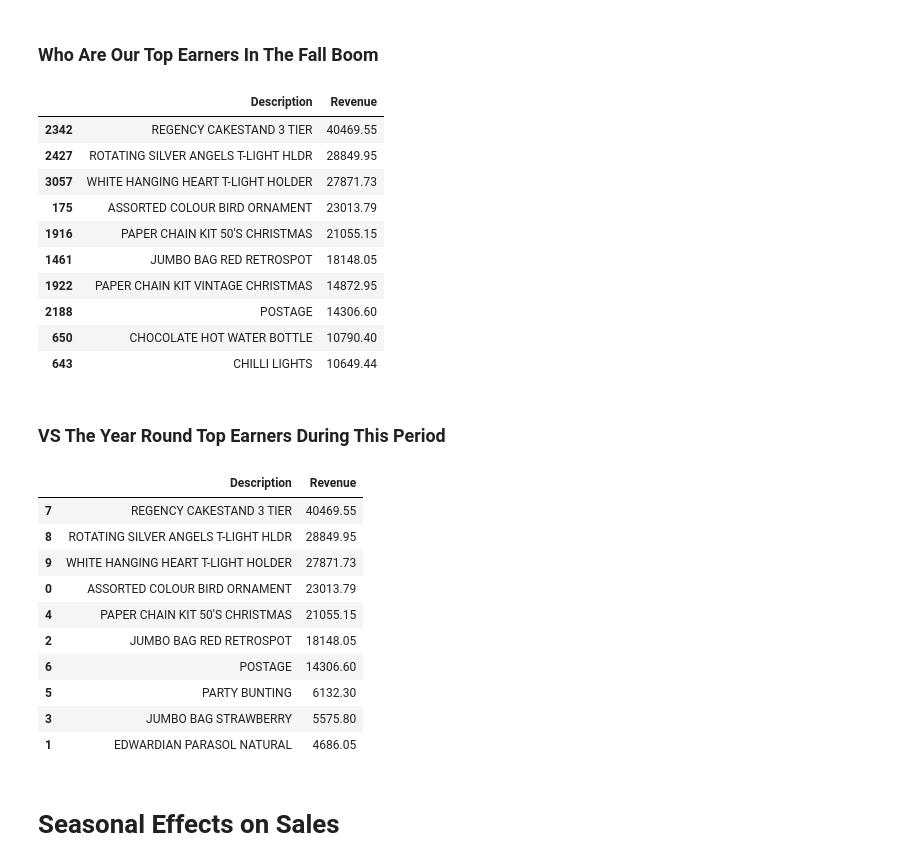
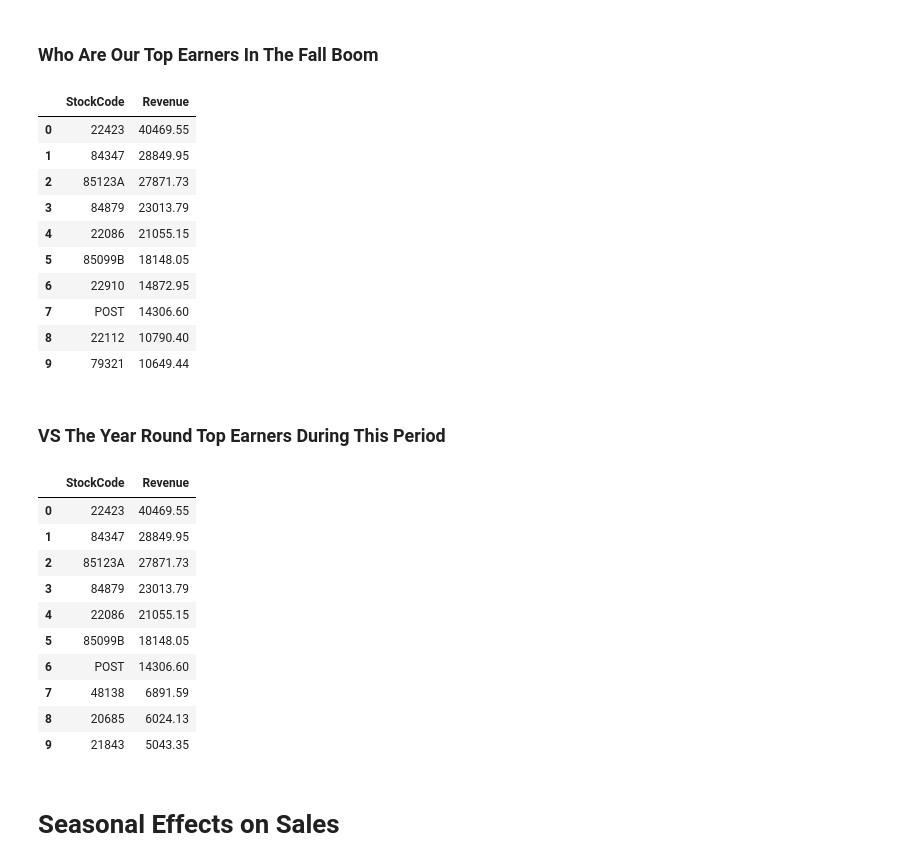
Before and after one commit to ZachariahPedro/Data-Portfolio, a Jupyter notebook: Pandas_Tableau_Project/Online_Retail_Analysis.ipynb, the cells around one changed output. Saved outputs shown, nothing was run; the diff lists cells and outputs as text; code cells hidden in the pictures.

```diff
--- a/Pandas_Tableau_Project/Online_Retail_Analysis.ipynb
+++ b/Pandas_Tableau_Project/Online_Retail_Analysis.ipynb
@@ -58,11 +71,11 @@ df['Revenue'] = df['Quantity'] * df['Price']
 # %% [markdown]
 #### Create a table to see top 10 earners by revenue
 # %%
-Top_Revenue_Summary = df.groupby('Description', as_index=False) \
+Top_Revenue_Summary = df.groupby('StockCode', as_index=False) \
     .agg(Units=('Quantity','sum'),\
          Total_Revenue=('Revenue', 'sum')) \
     .sort_values('Total_Revenue', ascending=False) \
-    .head(10)
+    .reset_index(drop=True).head(10)
 
 
 Top_Revenue_Summary
@@ -119,45 +132,45 @@ ax.ticklabel_format(style="plain", axis="y")
 ### Who Are Our Top Earners In The Fall Boom
 # %%
 df[df['InvoiceDate'].dt.month.isin([10,11])] \
-    .groupby('Description', as_index=False) \
+    .groupby('StockCode', as_index=False) \
     .agg(Revenue = ('Revenue', 'sum')) \
     .sort_values('Revenue', ascending=False) \
-    .head(10)
+    .head(10).reset_index(drop=True)
 # %% [output]
-|  | Description | Revenue |
-| 2342 | REGENCY CAKESTAND 3 TIER | 40469.55 |
-| 2427 | ROTATING SILVER ANGELS T-LIGHT HLDR | 28849.95 |
-| 3057 | WHITE HANGING HEART T-LIGHT HOLDER | 27871.73 |
-| 175 | ASSORTED COLOUR BIRD ORNAMENT | 23013.79 |
-| 1916 | PAPER CHAIN KIT 50'S CHRISTMAS | 21055.15 |
-| 1461 | JUMBO BAG RED RETROSPOT | 18148.05 |
-| 1922 | PAPER CHAIN KIT VINTAGE CHRISTMAS | 14872.95 |
-| 2188 | POSTAGE | 14306.60 |
-| 650 | CHOCOLATE HOT WATER BOTTLE | 10790.40 |
-| 643 | CHILLI LIGHTS | 10649.44 |
+|  | StockCode | Revenue |
+| 0 | 22423 | 40469.55 |
+| 1 | 84347 | 28849.95 |
+| 2 | 85123A | 27871.73 |
+| 3 | 84879 | 23013.79 |
+| 4 | 22086 | 21055.15 |
+| 5 | 85099B | 18148.05 |
+| 6 | 22910 | 14872.95 |
+| 7 | POST | 14306.60 |
+| 8 | 22112 | 10790.40 |
+| 9 | 79321 | 10649.44 |
 # %% [markdown]
 ### VS The Year Round Top Earners During This Period
 # %%
-Top_Revenue_df = df[df['Description'].isin(Top_Revenue_Summary['Description'])]
+Top_Revenue_df = df[df['StockCode'].isin(Top_Revenue_Summary['StockCode'])]
 
 fall_top_rev = Top_Revenue_df[Top_Revenue_df['InvoiceDate'].dt.month.isin([10,11])].copy()
 
-fall_top_rev.groupby('Description', as_index=False) \
+fall_top_rev.groupby('StockCode', as_index=False) \
     .agg(Revenue = ('Revenue','sum')) \
     .sort_values('Revenue', ascending=False) \
-    .head(10)
+    .reset_index(drop=True).head(10)
 # %% [output]
-|  | Description | Revenue |
-| 7 | REGENCY CAKESTAND 3 TIER | 40469.55 |
-| 8 | ROTATING SILVER ANGELS T-LIGHT HLDR | 28849.95 |
-| 9 | WHITE HANGING HEART T-LIGHT HOLDER | 27871.73 |
-| 0 | ASSORTED COLOUR BIRD ORNAMENT | 23013.79 |
-| 4 | PAPER CHAIN KIT 50'S CHRISTMAS | 21055.15 |
-| 2 | JUMBO BAG RED RETROSPOT | 18148.05 |
-| 6 | POSTAGE | 14306.60 |
-| 5 | PARTY BUNTING | 6132.30 |
-| 3 | JUMBO BAG STRAWBERRY | 5575.80 |
-| 1 | EDWARDIAN PARASOL NATURAL | 4686.05 |
+|  | StockCode | Revenue |
+| 0 | 22423 | 40469.55 |
+| 1 | 84347 | 28849.95 |
+| 2 | 85123A | 27871.73 |
+| 3 | 84879 | 23013.79 |
+| 4 | 22086 | 21055.15 |
+| 5 | 85099B | 18148.05 |
+| 6 | POST | 14306.60 |
+| 7 | 48138 | 6891.59 |
+| 8 | 20685 | 6024.13 |
+| 9 | 21843 | 5043.35 |
 # %% [markdown]
 # Seasonal Effects on Sales
 # %%
```
Also changed, not shown: parts of 8 cells of this notebook.
